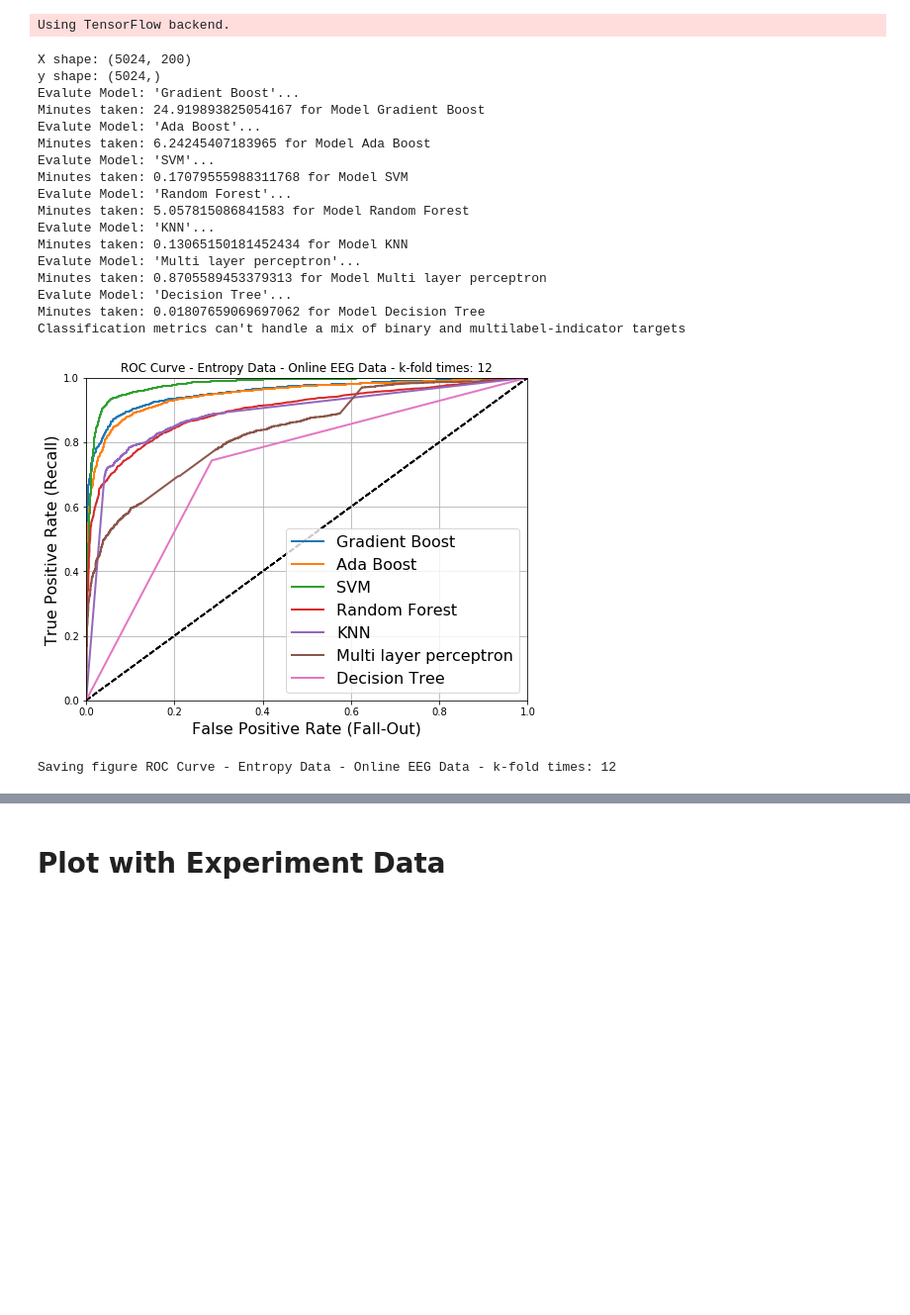
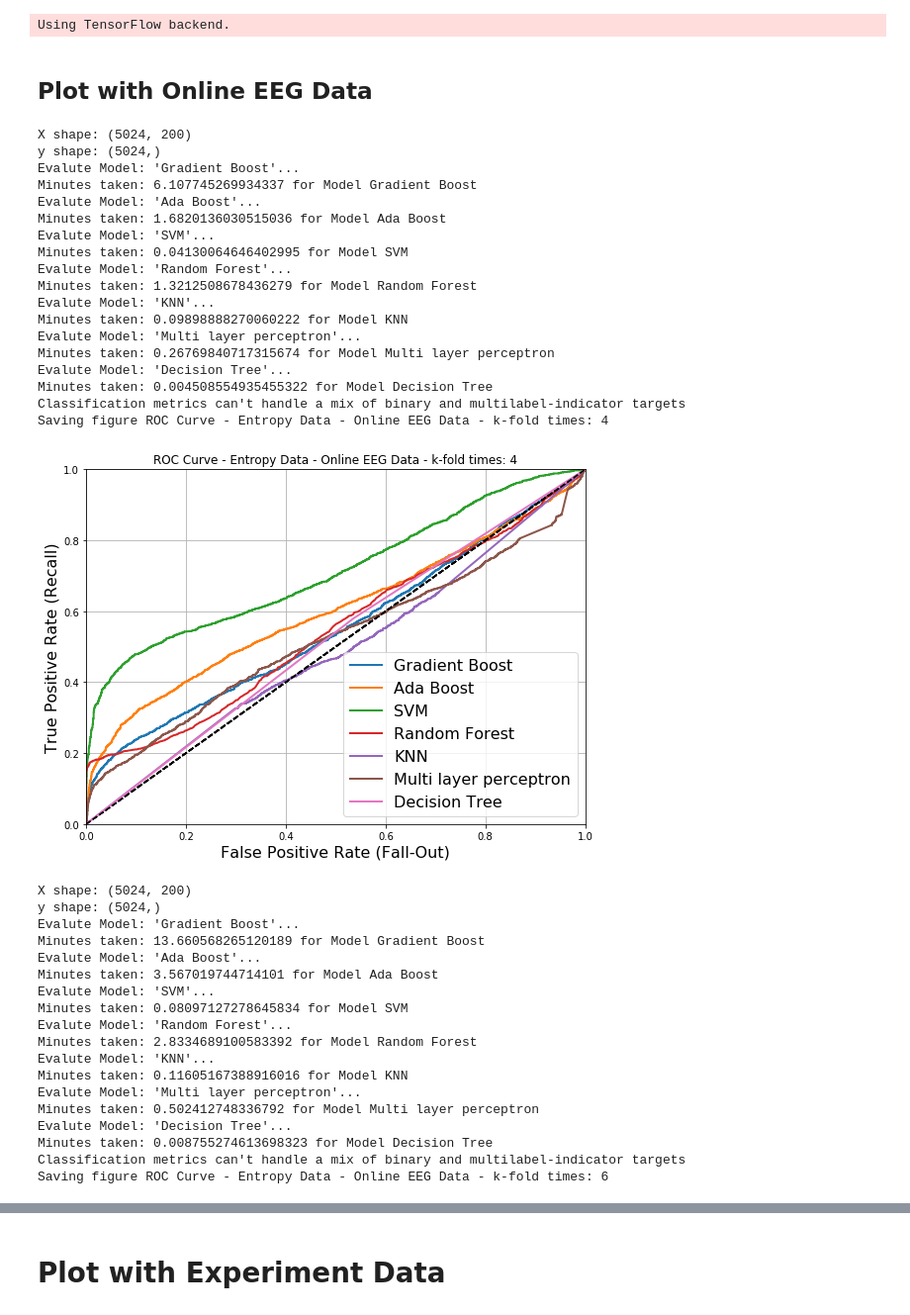
Before and after one commit to mudo121/thesis_eeg, a Jupyter notebook: machine_learning_notebooks/compare_classificators.ipynb, the cells around one changed output, grey strips where cells are left out. Shown at 99% size. Drawn from its saved outputs; the diff is of its cells as text; code cells hidden in the pictures; blank space fills up the shorter version.

```diff
--- a/machine_learning_notebooks/compare_classificators.ipynb
+++ b/machine_learning_notebooks/compare_classificators.ipynb
@@ -45,6 +45,11 @@ except Exception as e:
 
 print("Saving images to: {}".format(IMAGES_PATH))
 def save_fig(fig_id, tight_layout=True, fig_extension="png", resolution=300):
+    if fig_id is None:
+        print("Error while saving an image! Figure ID is None!")
+        return
+
+
     path = os.path.join(IMAGES_PATH, fig_id + "." + fig_extension)
     print("Saving figure", fig_id)
     if tight_layout:
@@ -263,24 +269,47 @@ def evaluteModelsWithRocCurve(modelList, X, y, title, target_names, kFoldTimes=5
+# %% [markdown]
+## Plot with Online EEG Data
 # %%
-evaluteModelsWithRocCurve(modelList, X=X_train_entropy, y=y_train_entropy,
+kFoldTimesList = [4, 6, 8, 10]
+
+for k in kFoldTimesList:
+    evaluteModelsWithRocCurve(modelList, X=X_train_entropy, y=y_train_entropy,
                           title="ROC Curve - Entropy Data - Online EEG Data", target_names=targetNames,
-                          kFoldTimes=12)
+                          kFoldTimes=k)
 # %% [output]
 X shape: (5024, 200)
 y shape: (5024,)
 Evalute Model: 'Gradient Boost'...
-Minutes taken: 24.919893825054167 for Model Gradient Boost
+Minutes taken: 6.107745269934337 for Model Gradient Boost
 Evalute Model: 'Ada Boost'...
-Minutes taken: 6.24245407183965 for Model Ada Boost
+Minutes taken: 1.6820136030515036 for Model Ada Boost
 Evalute Model: 'SVM'...
-Minutes taken: 0.17079555988311768 for Model SVM
+Minutes taken: 0.04130064646402995 for Model SVM
 Evalute Model: 'Random Forest'...
-Minutes taken: 5.057815086841583 for Model Random Forest
+Minutes taken: 1.3212508678436279 for Model Random Forest
 Evalute Model: 'KNN'...
-Minutes taken: 0.13065150181452434 for Model KNN
+Minutes taken: 0.09898888270060222 for Model KNN
 Evalute Model: 'Multi layer perceptron'...
-Minutes taken: 0.8705589453379313 for Model Multi layer perceptron
+Minutes taken: 0.26769840717315674 for Model Multi layer perceptron
 Evalute Model: 'Decision Tree'...
-Minutes taken: 0.01807659069697062 for Model Decision Tree
+Minutes taken: 0.004508554935455322 for Model Decision Tree
 Classification metrics can't handle a mix of binary and multilabel-indicator targets
+Saving figure ROC Curve - Entropy Data - Online EEG Data - k-fold times: 4
-[figure, old version]
+[figure, new version]
-Saving figure ROC Curve - Entropy Data - Online EEG Data - k-fold times: 12
+X shape: (5024, 200)
+y shape: (5024,)
+Evalute Model: 'Gradient Boost'...
+Minutes taken: 13.660568265120189 for Model Gradient Boost
+Evalute Model: 'Ada Boost'...
+Minutes taken: 3.567019744714101 for Model Ada Boost
+Evalute Model: 'SVM'...
+Minutes taken: 0.08097127278645834 for Model SVM
+Evalute Model: 'Random Forest'...
+Minutes taken: 2.8334689100583392 for Model Random Forest
+Evalute Model: 'KNN'...
+Minutes taken: 0.11605167388916016 for Model KNN
+Evalute Model: 'Multi layer perceptron'...
+Minutes taken: 0.502412748336792 for Model Multi layer perceptron
+Evalute Model: 'Decision Tree'...
+Minutes taken: 0.008755274613698323 for Model Decision Tree
+Classification metrics can't handle a mix of binary and multilabel-indicator targets
+Saving figure ROC Curve - Entropy Data - Online EEG Data - k-fold times: 6
```
Also changed, not shown: parts of 6 cells of this notebook, 14 other files.
